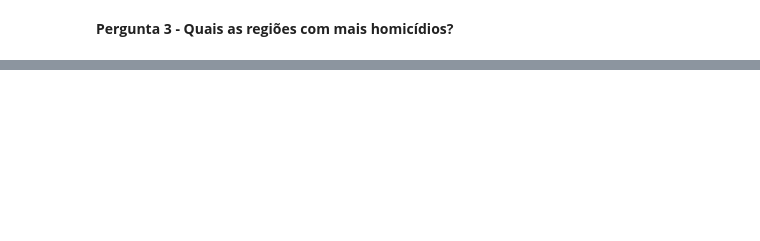
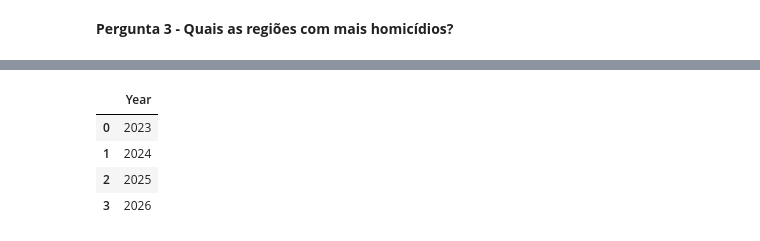
Before and after one commit to priscilaaquila/analise-exploratoria-regressao-indice-homicidios, a Jupyter notebook: Notebook-ead.ipynb, the cells around one changed output, grey strips where cells are left out. Drawn from its saved outputs; the diff is of its cells as text; code cells hidden in the pictures; blank space fills up the shorter version.

```diff
--- a/Notebook-ead.ipynb
+++ b/Notebook-ead.ipynb
@@ -511,0 +615,9 @@ plt.show()
+# %%
+anos_predict = pd.DataFrame({ "Year": [2023, 2024, 2025, 2026] })
+anos_predict
+# %% [output]
+|  | Year |
+| 0 | 2023 |
+| 1 | 2024 |
+| 2 | 2025 |
+| 3 | 2026 |
```
Also changed, not shown: parts of 36 cells of this notebook.
